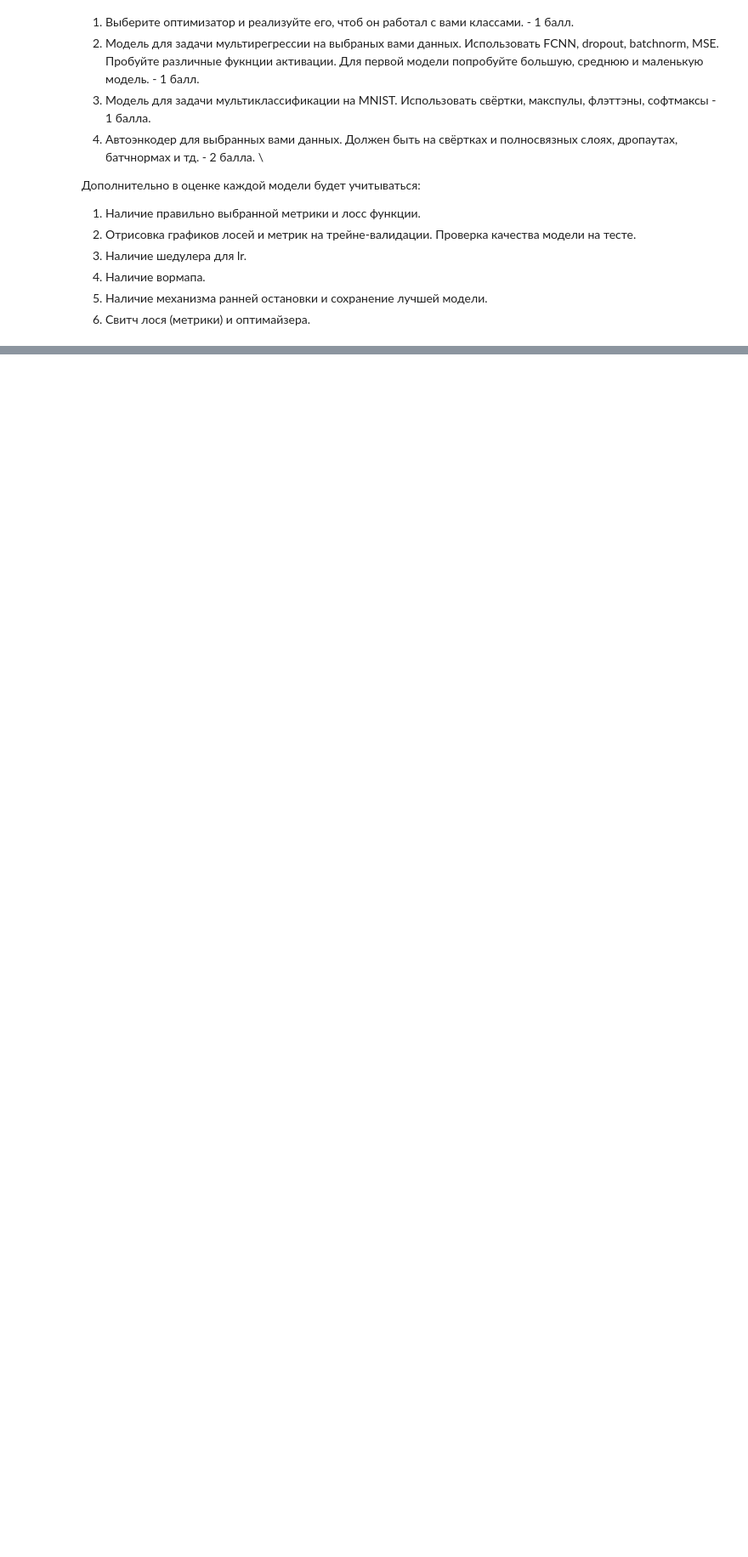
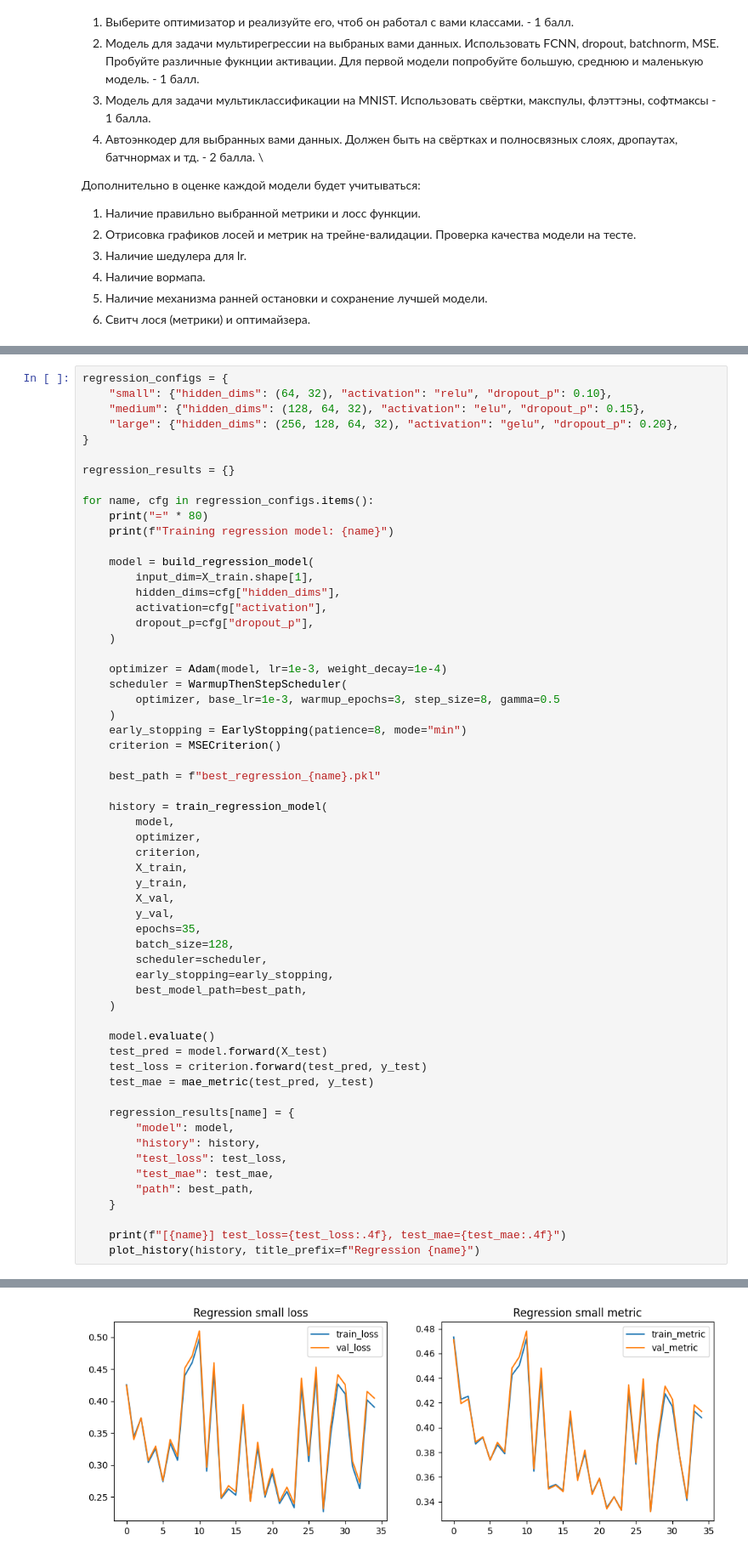
Before and after one commit to lanmorive/dl_homework, a Jupyter notebook: homework_modules.ipynb, the cells around one changed output, grey strips where cells are left out. Shown at 85% size. Drawn from its saved outputs; the diff is of its cells as text; blank space fills up the shorter version.

```diff
--- a/homework_modules.ipynb
+++ b/homework_modules.ipynb
@@ -1167,0 +1548,60 @@ class ClassNLLCriterion(Criterion):
+# %%
+regression_configs = {
+    "small": {"hidden_dims": (64, 32), "activation": "relu", "dropout_p": 0.10},
+    "medium": {"hidden_dims": (128, 64, 32), "activation": "elu", "dropout_p": 0.15},
+    "large": {"hidden_dims": (256, 128, 64, 32), "activation": "gelu", "dropout_p": 0.20},
+}
+
+regression_results = {}
+
+for name, cfg in regression_configs.items():
+    print("=" * 80)
+    print(f"Training regression model: {name}")
+
+    model = build_regression_model(
+        input_dim=X_train.shape[1],
+        hidden_dims=cfg["hidden_dims"],
+        activation=cfg["activation"],
+        dropout_p=cfg["dropout_p"],
+    )
+
+    optimizer = Adam(model, lr=1e-3, weight_decay=1e-4)
+    scheduler = WarmupThenStepScheduler(
+        optimizer, base_lr=1e-3, warmup_epochs=3, step_size=8, gamma=0.5
+    )
+    early_stopping = EarlyStopping(patience=8, mode="min")
+    criterion = MSECriterion()
+
+    best_path = f"best_regression_{name}.pkl"
+
+    history = train_regression_model(
+        model,
+        optimizer,
+        criterion,
+        X_train,
+        y_train,
+        X_val,
+        y_val,
+        epochs=35,
+        batch_size=128,
+        scheduler=scheduler,
+        early_stopping=early_stopping,
+        best_model_path=best_path,
+    )
+
+    model.evaluate()
+    test_pred = model.forward(X_test)
+    test_loss = criterion.forward(test_pred, y_test)
+    test_mae = mae_metric(test_pred, y_test)
+
+    regression_results[name] = {
+        "model": model,
+        "history": history,
+        "test_loss": test_loss,
+        "test_mae": test_mae,
+        "path": best_path,
+    }
+
+    print(f"[{name}] test_loss={test_loss:.4f}, test_mae={test_mae:.4f}")
+    plot_history(history, title_prefix=f"Regression {name}")
+# %% [output]
@@ -1167,0 +1625 @@ class ClassNLLCriterion(Criterion):
+[figure, added]
```
Also changed, not shown: parts of 20 cells of this notebook, 1 other file.
